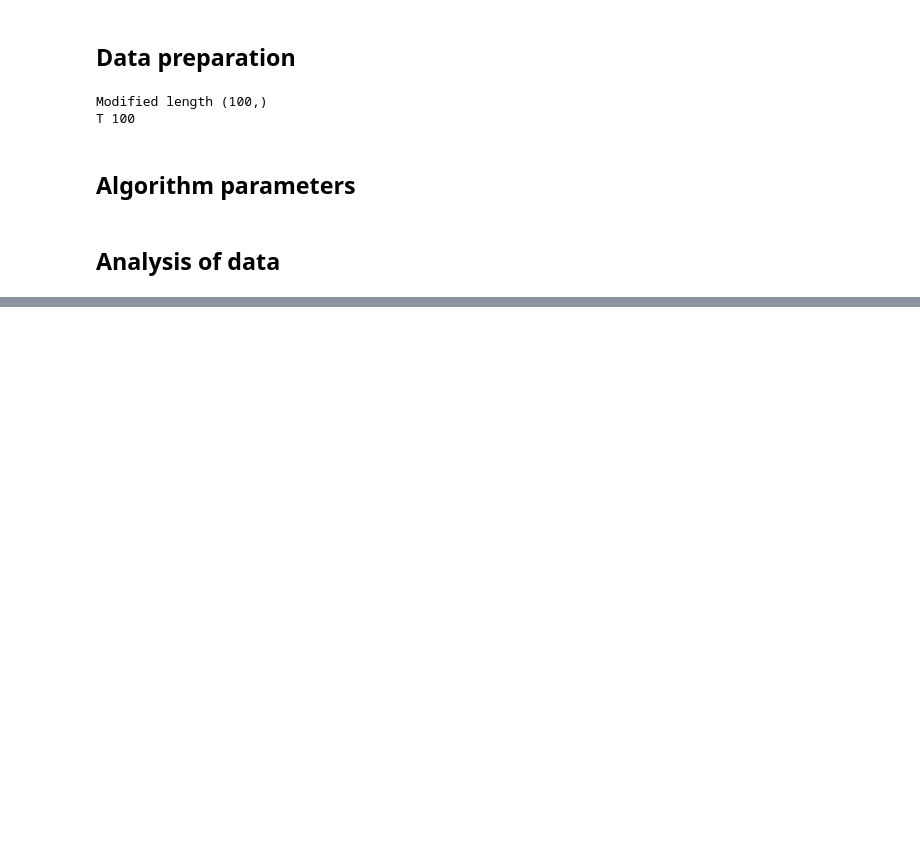
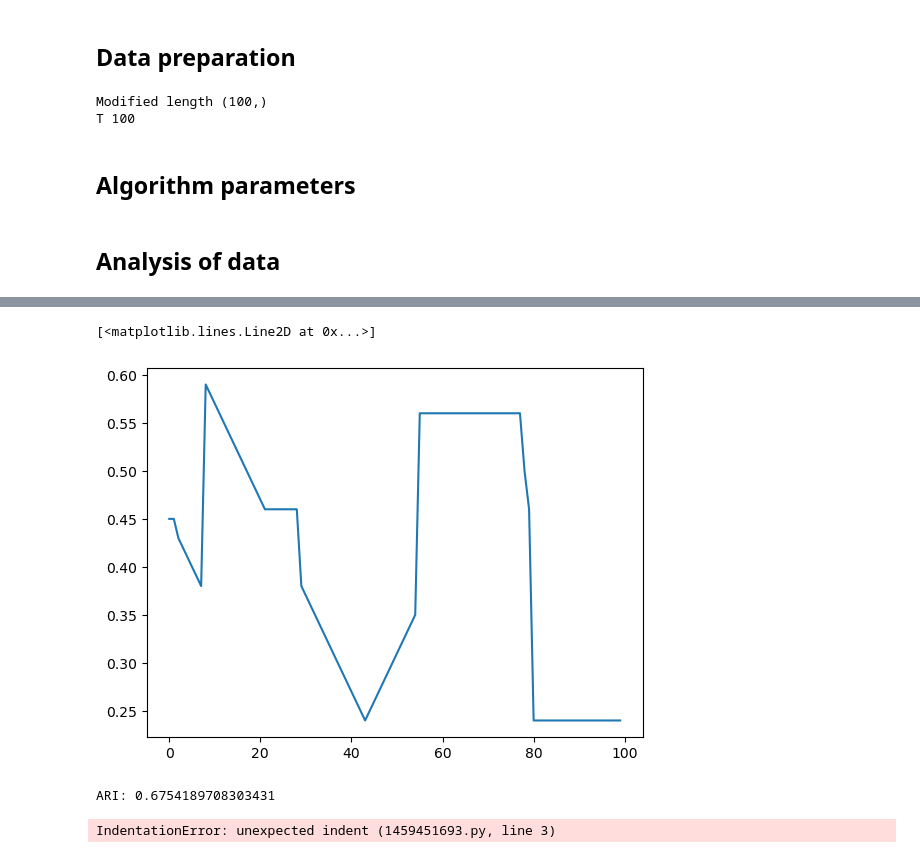
Before and after one commit to threeblueonebrowneyes/bayesian-sir-with-changing-points, a Jupyter notebook: Bayes_SIR.ipynb, the cells around one changed output, grey strips where cells are left out. Cells and saved outputs as stored; diff of their text form; code cells hidden in the pictures; blank space fills up the shorter version.

```diff
--- a/Bayes_SIR.ipynb
+++ b/Bayes_SIR.ipynb
@@ -526,0 +569,28 @@ plt.plot(gamma_final)
+# %%
+ci_tau = []
+for tau_k in range(1, T):
+    for delta_tau in range(2, T):
+        candidate = []
+        possible_taus_list = possible_taus(tau_k, delta_tau)
+        for tau_l, tau_u in possible_taus_list:
+            sum_tau = constraint_lhs(delta_samples, tau_l, tau_u)
+            if sum_tau >= 1 - alpha:
+                candidate.append([sum_tau, tau_l, tau_u])
+        if len(candidate) > 0:
+            break
+
+    if len(candidate) == 0:
+        ci_tau.append(np.array([0, T]))
+    else:
+        candidate = np.array(candidate)
+        index_max_candidate = np.argmax(candidate[:, 0])
+        ci_tau.append(candidate[index_max_candidate, 1:])
+# %%
+prova = np.zeros(T)
+for ci in ci_tau:
+    print(ci)
+    tmp = np.zeros(T)
+    tmp[int(ci[0]):int(ci[1])] = 1
+    prova = prova + tmp
+
+prova = prova/T
@@ -526,0 +615,5 @@ plt.plot(gamma_final)
+# %%
+plt.plot(prova)
+# %% [output]
+[<matplotlib.lines.Line2D at 0x...>]
+[figure, added]
@@ -526,0 +638,5 @@ plt.plot(gamma_final)
+# %%
+ARI = (TP + TN - ((TP+FP)*(TP+FN)+(TN+FP)*(TN+FN)))/(1-((TP+FP)*(TP+FN) + (TN+FP)*(TN+FN)))
+print('ARI:', ARI)
+# %% [output]
+ARI: 0.6754189708303431
@@ -526,0 +645,11 @@ plt.plot(gamma_final)
+# %%
+MI = 0
+
+    for k2 in range(int(K_final)):
+        n_k1 = np.sum(gt_eta == k1)
+        n_k2 = np.sum(eta_final == k2)
+        n_k1k2 = np.sum((gt_eta == k1) & (eta_final == k2))
+        if n_k1k2 > 0:
+            MI += n_k1k2/T * (np.log(T * n_k1k2) - np.log(n_k1 * n_k2))
+# %% [output]
+IndentationError: unexpected indent (1459451693.py, line 3)
```
Also changed, not shown: parts of 25 cells of this notebook.
